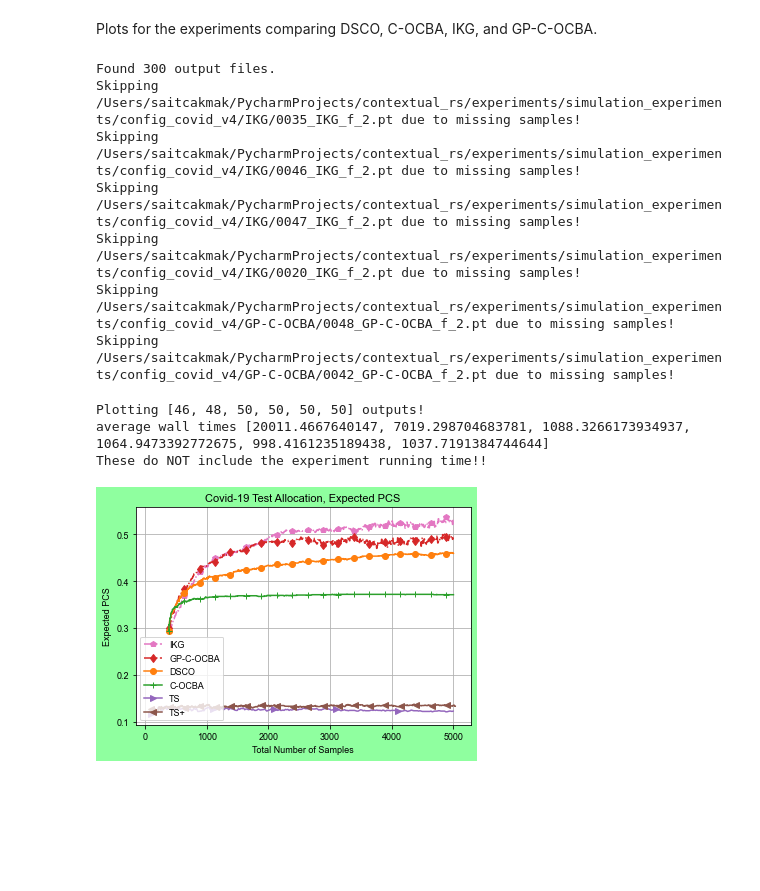
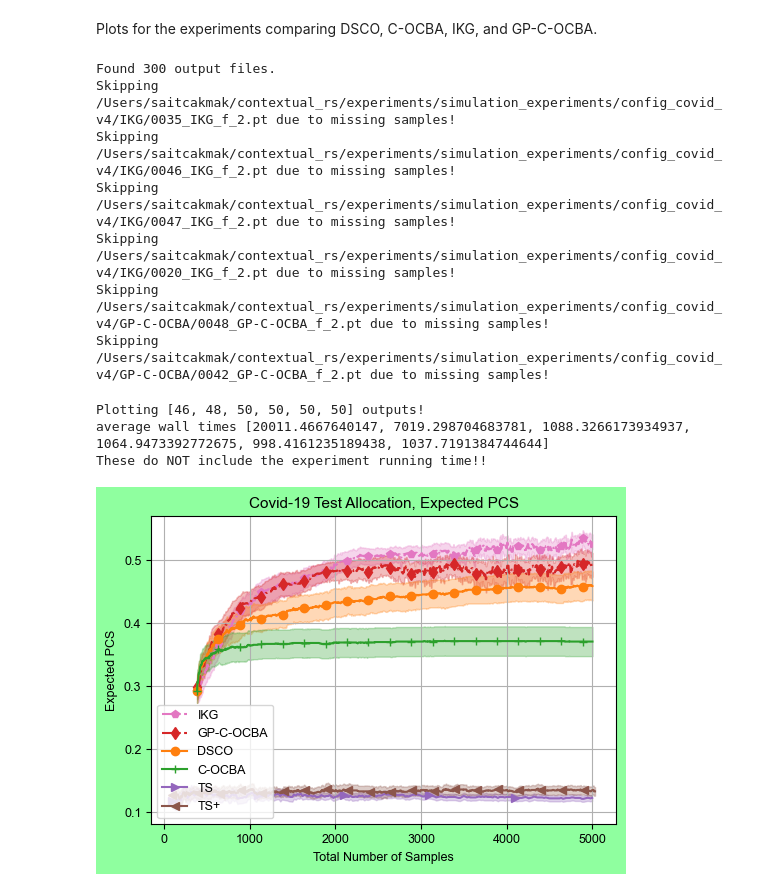
Before and after one commit to saitcakmak/contextual_rs, a Jupyter notebook: experiments/simulation_experiments/analyze_output.ipynb, the cells around one changed output. Saved outputs shown, nothing was run; the diff lists cells and outputs as text; code cells hidden in the pictures; blank space fills up the shorter version.

Commit message:
plot updates

```diff
--- a/experiments/simulation_experiments/analyze_output.ipynb
+++ b/experiments/simulation_experiments/analyze_output.ipynb
@@ -65,6 +65,8 @@ all_keys = list(plot_kwargs.keys())
 plot_idcs = None
 moving_average_window = 1
 plot_errors = False
+plot_shaded = True
+err_coef = 1.96
 
 def plot_experiment(
     dirname: str, row: int, col: int,
@@ -161,7 +163,7 @@ def plot_experiment(
             plot_means.append(pcs_mapped.mean(dim=0))
             if plot_means[-1][-1] == 0:
                 plot_means[-1][-1] = plot_means[-1][-2]
-            plot_stds.append(pcs_mapped.std(dim=0))
+            plot_stds.append(pcs_mapped.std(dim=0) / (float(len(pcs_mapped)) ** 0.5))
             key_counts.append(pcs_mapped.shape[0])
 
         else:
@@ -170,7 +172,7 @@ def plot_experiment(
                 out_tensor = torch.stack(out_list)
                 key_counts.append(out_tensor.shape[0])
                 mean = out_tensor.mean(dim=0)
-                std = out_tensor.std(dim=0)
+                std = out_tensor.std(dim=0) / (float(len(out_tensor)) ** 0.5)
                 if moving_average_window > 1:
                     tmp_mean = torch.zeros_like(mean)
                     tmp_std = torch.zeros_like(std)
@@ -223,41 +225,52 @@ def plot_experiment(
 
             )
         else:
+            y = plot_means[i][::5]
+            x=plot_xs[i][::5]
             ax.plot(
-                plot_xs[i][::5],
-                plot_means[i][::5],
+                x,
+                y,
                 label=all_keys[i][:-4],
                 markevery=marker_frequency,
                 **plot_kwargs[all_keys[i]]
+            )
+        if plot_shaded:
+            yerr=err_coef*plot_stds[i][::5]
+            ax.fill_between(
+                x,
+                y-yerr,
+                y+yerr,
+                alpha=0.3,
+                color=plot_kwargs[all_keys[i]]["color"],
             )
     ax.grid()
     ax.legend(loc=3, prop={'size': MEDIUM_SIZE})
     ax.set_title(plot_title, fontdict={"fontsize": BIGGER_SIZE})
     return output_lists
 
 marker_frequency = 50
 
 figsize = (6, 4)
 # figsize = (20, 16)
 fig, axes = plt.subplots(nrows=1, ncols=1, sharex="all", figsize=figsize, squeeze=False)
 
 _ = plot_experiment("config_covid_v4", row=0, col=0)
 axes[0, 0].set_xlabel("Total Number of Samples")
 axes[0, 0].set_ylabel("Expected PCS")
 
 # fig.tight_layout()
 plt.savefig(os.path.join("plots", "covid_iters.pdf"), dpi=300)
 fig.patch.set_facecolor('xkcd:mint green')
 plt.show()
 # %% [output]
 Found 300 output files.
-Skipping /Users/saitcakmak/PycharmProjects/contextual_rs/experiments/simulation_experiments/config_covid_v4/IKG/0035_IKG_f_2.pt due to missing samples!
-Skipping /Users/saitcakmak/PycharmProjects/contextual_rs/experiments/simulation_experiments/config_covid_v4/IKG/0046_IKG_f_2.pt due to missing samples!
-Skipping /Users/saitcakmak/PycharmProjects/contextual_rs/experiments/simulation_experiments/config_covid_v4/IKG/0047_IKG_f_2.pt due to missing samples!
-Skipping /Users/saitcakmak/PycharmProjects/contextual_rs/experiments/simulation_experiments/config_covid_v4/IKG/0020_IKG_f_2.pt due to missing samples!
-Skipping /Users/saitcakmak/PycharmProjects/contextual_rs/experiments/simulation_experiments/config_covid_v4/GP-C-OCBA/0048_GP-C-OCBA_f_2.pt due to missing samples!
-Skipping /Users/saitcakmak/PycharmProjects/contextual_rs/experiments/simulation_experiments/config_covid_v4/GP-C-OCBA/0042_GP-C-OCBA_f_2.pt due to missing samples!
+Skipping /Users/saitcakmak/contextual_rs/experiments/simulation_experiments/config_covid_v4/IKG/0035_IKG_f_2.pt due to missing samples!
+Skipping /Users/saitcakmak/contextual_rs/experiments/simulation_experiments/config_covid_v4/IKG/0046_IKG_f_2.pt due to missing samples!
+Skipping /Users/saitcakmak/contextual_rs/experiments/simulation_experiments/config_covid_v4/IKG/0047_IKG_f_2.pt due to missing samples!
+Skipping /Users/saitcakmak/contextual_rs/experiments/simulation_experiments/config_covid_v4/IKG/0020_IKG_f_2.pt due to missing samples!
+Skipping /Users/saitcakmak/contextual_rs/experiments/simulation_experiments/config_covid_v4/GP-C-OCBA/0048_GP-C-OCBA_f_2.pt due to missing samples!
+Skipping /Users/saitcakmak/contextual_rs/experiments/simulation_experiments/config_covid_v4/GP-C-OCBA/0042_GP-C-OCBA_f_2.pt due to missing samples!
 Plotting [46, 48, 50, 50, 50, 50] outputs!
 average wall times [20011.4667640147, 7019.298704683781, 1088.3266173934937, 1064.9473392772675, 998.4161235189438, 1037.7191384744644]
 These do NOT include the experiment running time!!
-[figure, old version]
+[figure, new version]
```
Also changed, not shown: 6 other files.
